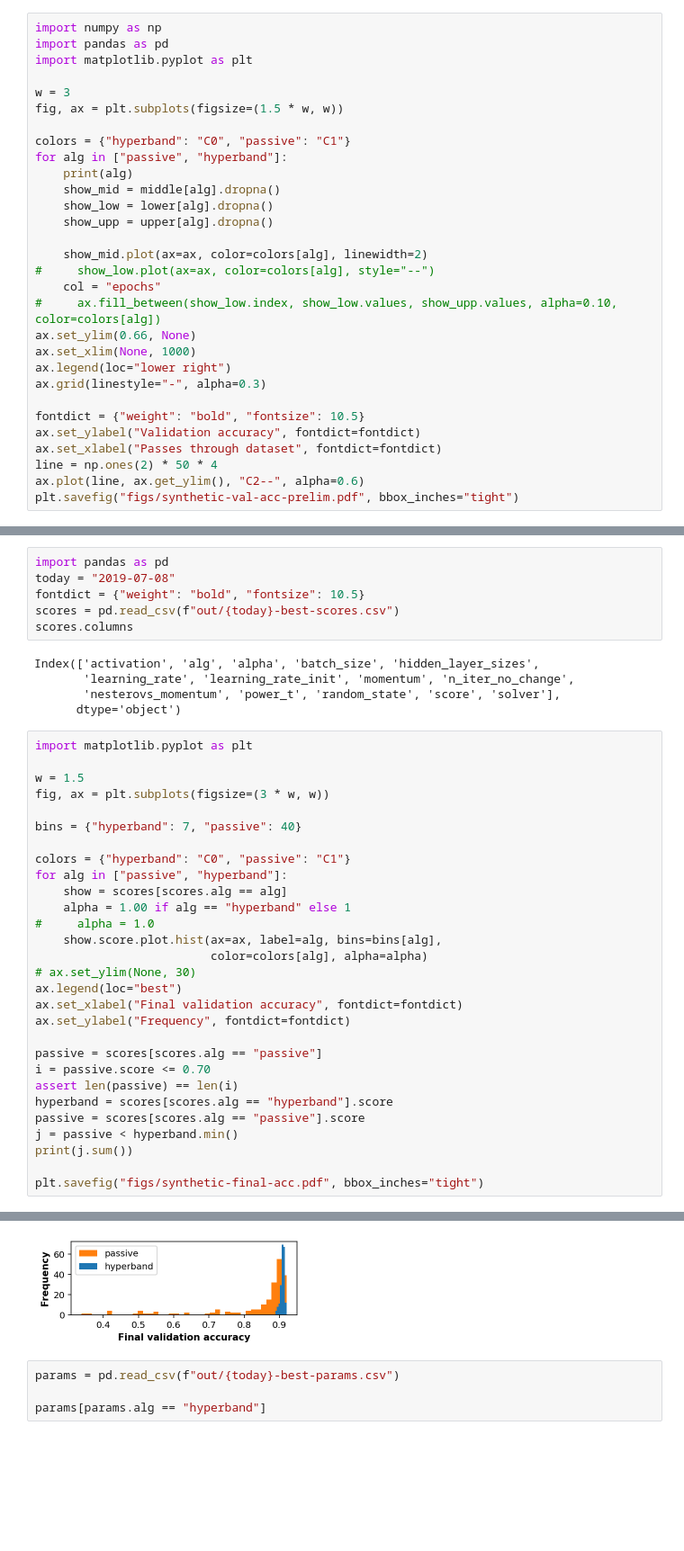
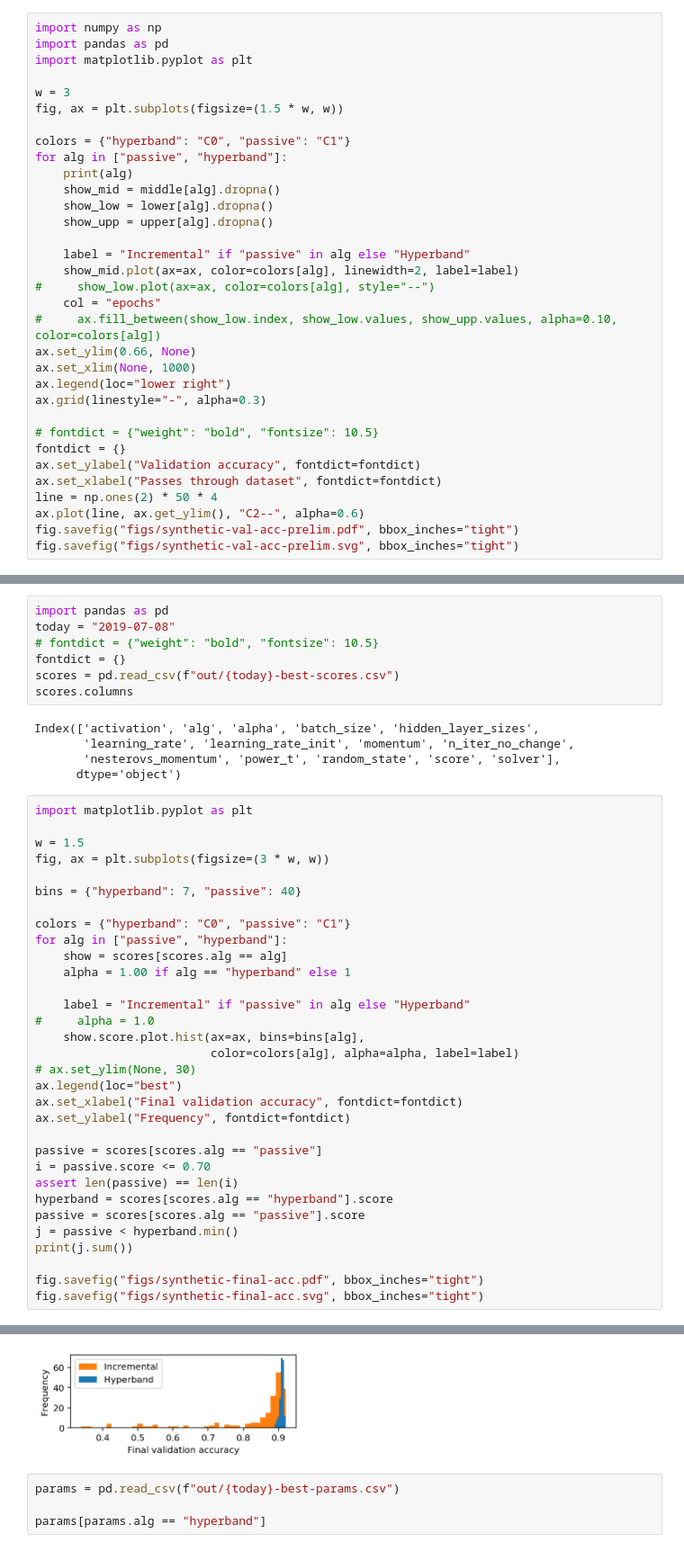
Before and after one commit to stsievert/dask-hyperband-comparison, a Jupyter notebook: synthetic/Synthetic-viz.ipynb, the cells around one changed output, grey strips where cells are left out. Shown at 90% size. Saved outputs shown, nothing was run; the diff lists cells and outputs as text; blank space fills up the shorter version.

Commit message:
Make graphs for Dask-ML docs

```diff
--- a/synthetic/Synthetic-viz.ipynb
+++ b/synthetic/Synthetic-viz.ipynb
@@ -270,7 +270,8 @@ for alg in ["passive", "hyperband"]:
     show_low = lower[alg].dropna()
     show_upp = upper[alg].dropna()
 
-    show_mid.plot(ax=ax, color=colors[alg], linewidth=2)
+    label = "Incremental" if "passive" in alg else "Hyperband"
+    show_mid.plot(ax=ax, color=colors[alg], linewidth=2, label=label)
 #     show_low.plot(ax=ax, color=colors[alg], style="--")
     col = "epochs"
 #     ax.fill_between(show_low.index, show_low.values, show_upp.values, alpha=0.10, color=colors[alg])
@@ -279,12 +280,14 @@ ax.set_xlim(None, 1000)
 ax.legend(loc="lower right")
 ax.grid(linestyle="-", alpha=0.3)
 
-fontdict = {"weight": "bold", "fontsize": 10.5}
+# fontdict = {"weight": "bold", "fontsize": 10.5}
+fontdict = {}
 ax.set_ylabel("Validation accuracy", fontdict=fontdict)
 ax.set_xlabel("Passes through dataset", fontdict=fontdict)
 line = np.ones(2) * 50 * 4
 ax.plot(line, ax.get_ylim(), "C2--", alpha=0.6)
-plt.savefig("figs/synthetic-val-acc-prelim.pdf", bbox_inches="tight")
+fig.savefig("figs/synthetic-val-acc-prelim.pdf", bbox_inches="tight")
+fig.savefig("figs/synthetic-val-acc-prelim.svg", bbox_inches="tight")
 # %% [output]
 passive
 hyperband
@@ -292,7 +295,8 @@ hyperband
 # %%
 import pandas as pd
 today = "2019-07-08"
-fontdict = {"weight": "bold", "fontsize": 10.5}
+# fontdict = {"weight": "bold", "fontsize": 10.5}
+fontdict = {}
 scores = pd.read_csv(f"out/{today}-best-scores.csv")
 scores.columns
 # %% [output]
@@ -303,35 +307,38 @@ Index(['activation', 'alg', 'alpha', 'batch_size', 'hidden_layer_sizes',
 # %%
 import matplotlib.pyplot as plt
 
 w = 1.5
 fig, ax = plt.subplots(figsize=(3 * w, w))
 
 bins = {"hyperband": 7, "passive": 40}
 
 colors = {"hyperband": "C0", "passive": "C1"}
 for alg in ["passive", "hyperband"]:
     show = scores[scores.alg == alg]
     alpha = 1.00 if alg == "hyperband" else 1
+
+    label = "Incremental" if "passive" in alg else "Hyperband"
 #     alpha = 1.0
-    show.score.plot.hist(ax=ax, label=alg, bins=bins[alg],
-                         color=colors[alg], alpha=alpha)
+    show.score.plot.hist(ax=ax, bins=bins[alg],
+                         color=colors[alg], alpha=alpha, label=label)
 # ax.set_ylim(None, 30)
 ax.legend(loc="best")
 ax.set_xlabel("Final validation accuracy", fontdict=fontdict)
 ax.set_ylabel("Frequency", fontdict=fontdict)
 
 passive = scores[scores.alg == "passive"]
 i = passive.score <= 0.70
 assert len(passive) == len(i)
 hyperband = scores[scores.alg == "hyperband"].score
 passive = scores[scores.alg == "passive"].score
 j = passive < hyperband.min()
 print(j.sum())
 
-plt.savefig("figs/synthetic-final-acc.pdf", bbox_inches="tight")
+fig.savefig("figs/synthetic-final-acc.pdf", bbox_inches="tight")
+fig.savefig("figs/synthetic-final-acc.svg", bbox_inches="tight")
 # %% [output]
 99
-[figure, old version]
+[figure, new version]
 # %%
 params = pd.read_csv(f"out/{today}-best-params.csv")
 
```
Also changed, not shown: parts of 1 cell of this notebook, 12 other files.
